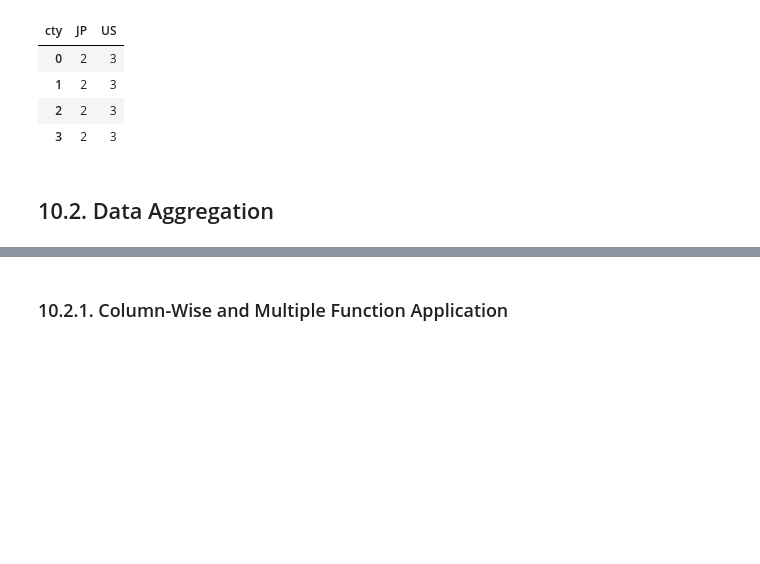
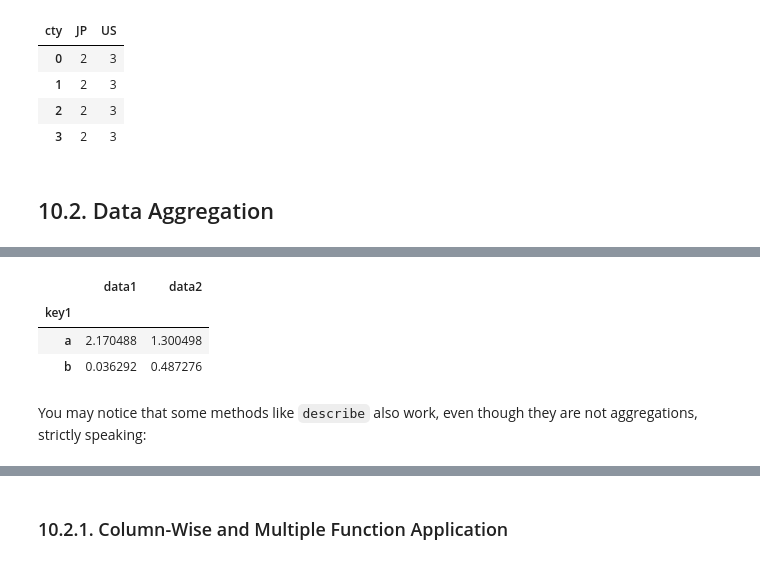
Before and after one commit to quangphu1912/Py-data-analysis-McKinney, a Jupyter notebook: 10_Data Aggregation and Group Operations.ipynb, the cells around one changed output, grey strips where cells are left out. Cells and saved outputs as stored; diff of their text form; code cells hidden in the pictures; blank space fills up the shorter version.

```diff
--- a/10_Data Aggregation and Group Operations.ipynb
+++ b/10_Data Aggregation and Group Operations.ipynb
@@ -380,2 +394,14 @@ grouped.agg(peak_to_peak)
+# %%
+def peak_to_peak(arr):
+    return arr.max() - arr.min()
+grouped.aggregate(peak_to_peak)
+#@P 20210902: due to the warning that SeriesGroupBy.agg is deprecated -> change to this method but it seems to me that the results are not the same
+# %% [output]
+|  | data1 | data2 |
+| key1 |  |  |
+| a | 2.170488 | 1.300498 |
+| b | 0.036292 | 0.487276 |
+# %% [markdown]
+You may notice that some methods like `describe` also work, even though they are not aggregations, strictly speaking:
 # %%
 grouped.describe()
```
Also changed, not shown: parts of 138 cells of this notebook.
